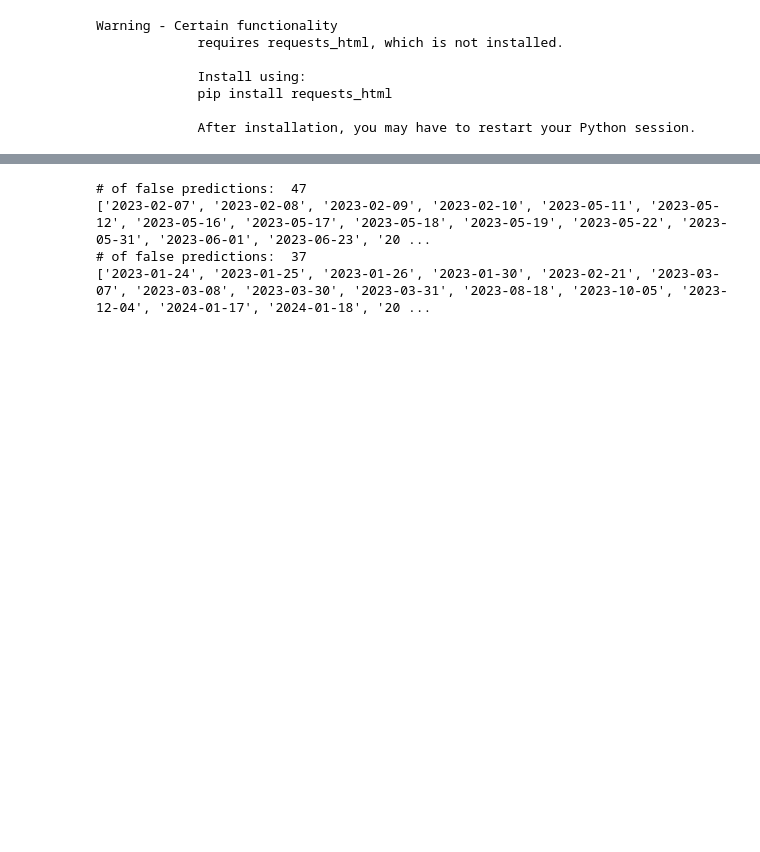
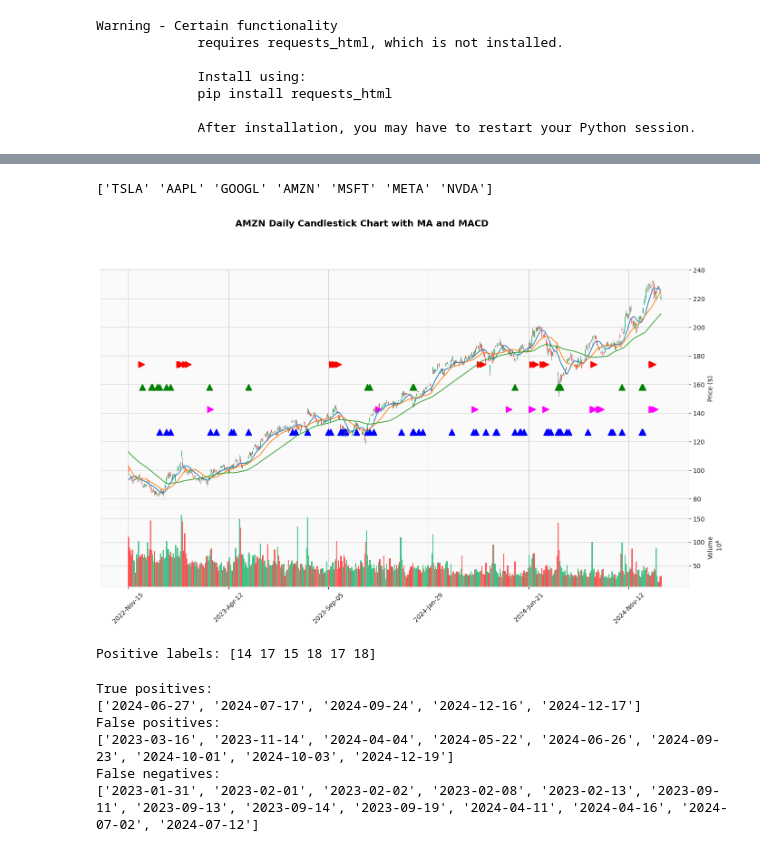
Before and after one commit to junqiangzhou/Quant-Modeling, a Jupyter notebook: visualize.ipynb, the cells around one changed output, grey strips where cells are left out. Cells and saved outputs as stored; diff of their text form; code cells hidden in the pictures; blank space fills up the shorter version.

```diff
--- a/visualize.ipynb
+++ b/visualize.ipynb
@@ -63,0 +29,14 @@ display(df_test.iloc[20:35][columns])
+# %%
+stock = "AMZN"
+
+print(df_all["stock"].unique())
+df_test = get_stock_df(df_all, stock)
+
+visualize_dataset(df_test,
+                stock=stock,
+                viz_labels=["trend_30days+", "trend_30days-"],
+                viz_pred=True,
+                plot_macd=False)
+# %% [output]
+['TSLA' 'AAPL' 'GOOGL' 'AMZN' 'MSFT' 'META' 'NVDA']
+[figure, added]
@@ -64,19 +46,38 @@ display(df_test.iloc[20:35][columns])
+# %%
+features, labels, dates = create_batch_feature(df_test)
+# %% [output]
+Positive labels: [14 17 15 18 17 18]
 # %%
 def get_false_predictions(df, label_name, positive=True):
     pred = 1 if positive else 0
     row_indices = df.index[df[label_name+"_pred"] == pred]
     gt_labels = df[label_name].loc[row_indices]
-    dates = []
+
+    dates_correct, dates_false = [], []
     for date, gt in gt_labels.items():
+        if not np.isnan(gt) and gt == pred:
+            dates_correct.append(date.strftime("%Y-%m-%d"))
         if not np.isnan(gt) and gt != pred:
-            dates.append(date.strftime("%Y-%m-%d"))
-    print("# of false predictions: ", len(dates))
-    print(dates)
-get_false_predictions(df_test, "trend_30days+", positive=True)
-get_false_predictions(df_test, "trend_30days+", positive=False)
+            dates_false.append(date.strftime("%Y-%m-%d"))
+    return dates_correct, dates_false
+
+
+dates_tp, dates_fp = get_false_predictions(df_test, "trend_30days-", positive=True)
+print("True positives: ")
+print(dates_tp)
+print("False positives: ")
+print(dates_fp)
+
+dates_tn, dates_fn = get_false_predictions(df_test, "trend_30days-", positive=False)
+# print("True negatives: ") # Too many negatives
+# print(dates_tn)
+print("False negatives: ")
+print(dates_fn)
 # %% [output]
-# of false predictions:  47
-['2023-02-07', '2023-02-08', '2023-02-09', '2023-02-10', '2023-05-11', '2023-05-12', '2023-05-16', '2023-05-17', '2023-05-18', '2023-05-19', '2023-05-22', '2023-05-31', '2023-06-01', '2023-06-23', '20 ...
-# of false predictions:  37
-['2023-01-24', '2023-01-25', '2023-01-26', '2023-01-30', '2023-02-21', '2023-03-07', '2023-03-08', '2023-03-30', '2023-03-31', '2023-08-18', '2023-10-05', '2023-12-04', '2024-01-17', '2024-01-18', '20 ...
+True positives:
+['2024-06-27', '2024-07-17', '2024-09-24', '2024-12-16', '2024-12-17']
+False positives:
+['2023-03-16', '2023-11-14', '2024-04-04', '2024-05-22', '2024-06-26', '2024-09-23', '2024-10-01', '2024-10-03', '2024-12-19']
+False negatives:
+['2023-01-31', '2023-02-01', '2023-02-02', '2023-02-08', '2023-02-13', '2023-09-11', '2023-09-13', '2023-09-14', '2023-09-19', '2024-04-11', '2024-04-16', '2024-07-02', '2024-07-12']
 # %%
```
Also changed, not shown: parts of 11 cells of this notebook, 11 other files.
